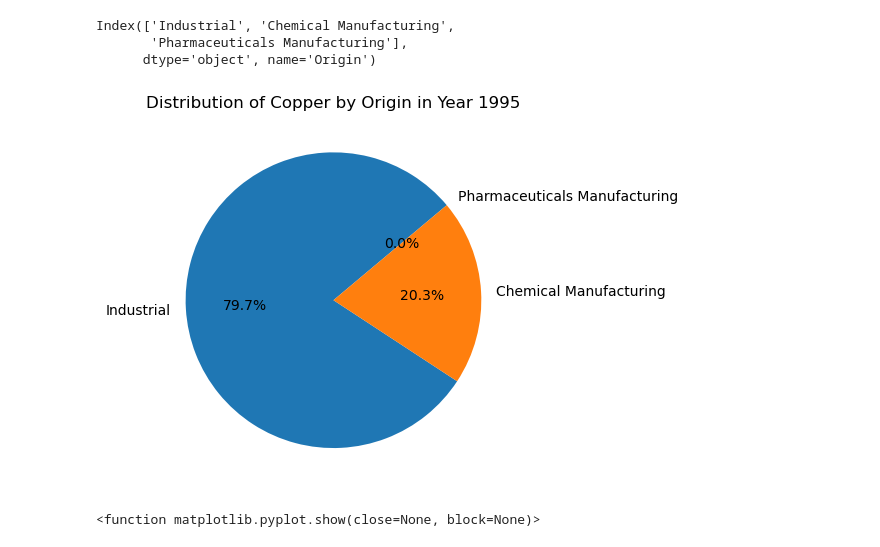
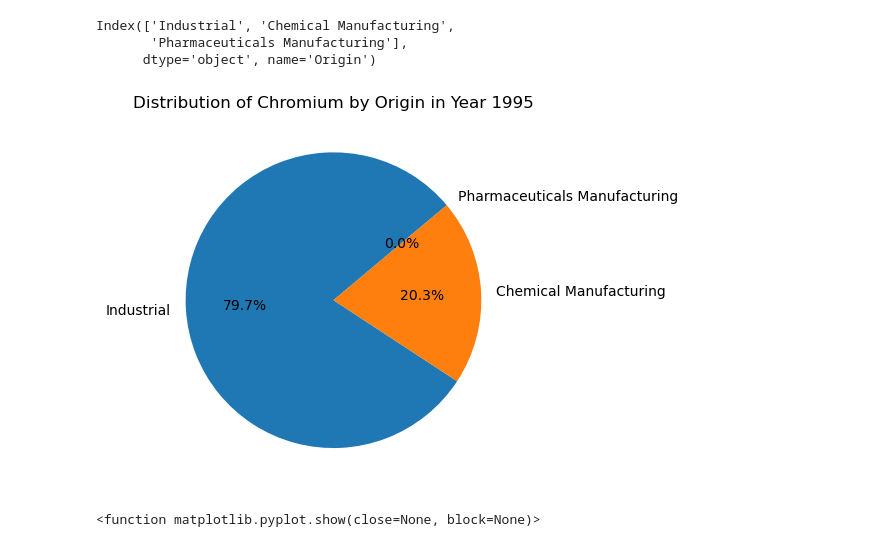
Before and after one commit to imbilalbutt/made-template-ws2324, a Jupyter notebook: project/data_exploration.ipynb, the cells around one changed output. Saved outputs shown, nothing was run; the diff lists cells and outputs as text; code cells hidden in the pictures.

```diff
--- a/project/data_exploration.ipynb
+++ b/project/data_exploration.ipynb
@@ -791,16 +875,14 @@ Index(['Industrial', 'Chemical Manufacturing',
        'Pharmaceuticals Manufacturing'],
       dtype='object', name='Origin')
 # %%
-fig, axes = plt.subplots(nrows=2, ncols=2, figsize=(12, 8))
+fig, ax = plt.subplots()
 
-# Plotting
-fig, ax = plt.subplots()
 ax.pie(water_year_1995.Chromium[:], labels=water_year_1995.index, autopct='%1.1f%%', startangle=40)
-ax.set_title('Distribution of Copper by Origin in Year 1995')
+ax.set_title('Distribution of Chromium by Origin in Year 1995')
 
 plt.show()
 # %% [output]
-[figure, old version]
+[figure, new version]
 # %%
 # fig, axes = matplotlib.pyplot.subplots(nrows=1, ncols=1, *, sharex=False, sharey=False, squeeze=True, subplot_kw=None, gridspec_kw=None, **fig_kw)
 fig, axes = plt.subplots(nrows=2, ncols=2, figsize=(12, 8))
```
Also changed, not shown: parts of 40 cells of this notebook.
